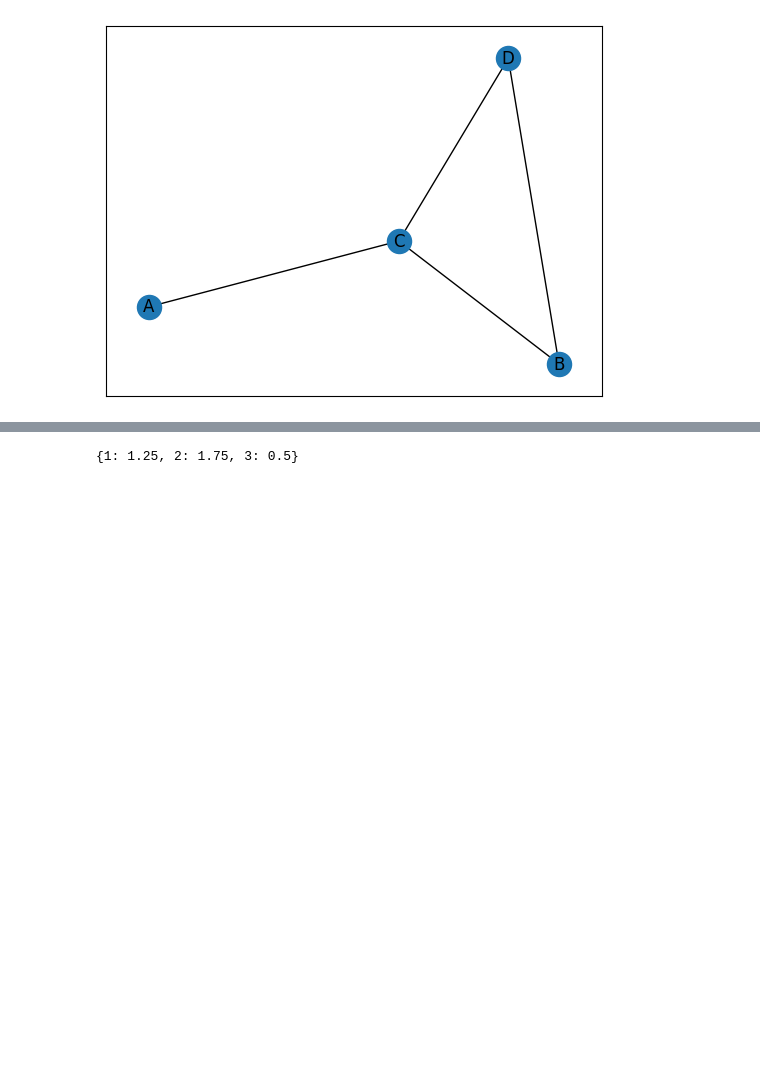
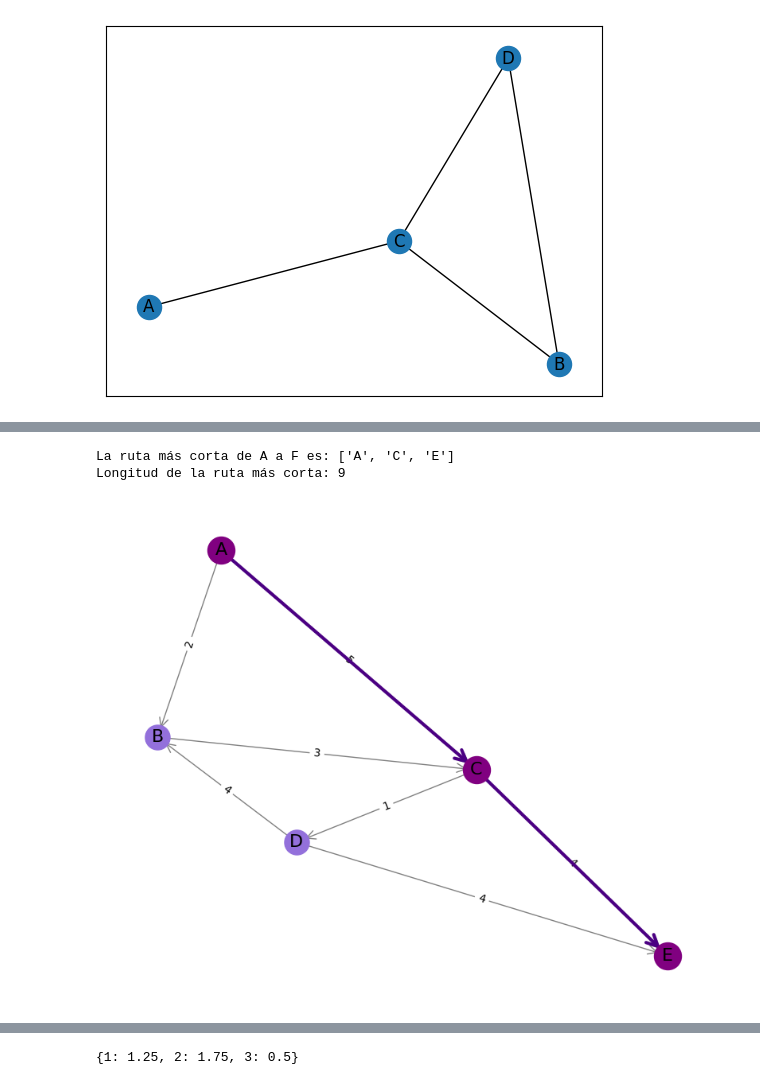
Before and after one commit to VilchisKarla/Investigacion-de-Operaciones, a Jupyter notebook: ModeloRedes.ipynb, the cells around one changed output, grey strips where cells are left out. Cells and saved outputs as stored; diff of their text form; code cells hidden in the pictures; blank space fills up the shorter version.

```diff
--- a/ModeloRedes.ipynb
+++ b/ModeloRedes.ipynb
@@ -199,0 +283,55 @@ nx.draw_networkx(K)
+# %%
+import networkx as nx
+import matplotlib.pyplot as plt
+
+# Crear un grafo dirigido
+RMC = nx.DiGraph()
+
+# Agregar nodos y aristas con pesos
+RMC.add_edge('A', 'B', weight=2)
+RMC.add_edge('A', 'C', weight=5)
+RMC.add_edge('B', 'C', weight=3)
+RMC.add_edge('C', 'D', weight=1)
+RMC.add_edge('C', 'E', weight=4)
+RMC.add_edge('D', 'B', weight=4)
+RMC.add_edge('D', 'E', weight=4)
+
+# Encontrar la ruta más corta usando el algoritmo de Dijkstra
+ruta_mas_corta = nx.shortest_path(RMC, source='A', target='E', weight='weight')
+print(f"La ruta más corta de A a F es: {ruta_mas_corta}")
+# Imprime la longitud de la ruta mas corta
+print(f"Longitud de la ruta más corta: {nx.shortest_path_length(RMC, source='A', target='E', weight='weight')}")
+# Crear listas de aristas para resaltar la ruta más corta
+aristas_ruta = [(ruta_mas_corta[i], ruta_mas_corta[i+1])
+                for i in range(len(ruta_mas_corta)-1)]
+
+# Configurar la visualización
+plt.figure(figsize=(10, 8))
+
+# Definir posición de los nodos
+pos = nx.spring_layout(RMC)
+
+# Dibujar el grafo completo
+nx.draw_networkx_nodes(RMC, pos, node_size=500, node_color='mediumpurple')
+nx.draw_networkx_edges(RMC, pos, edge_color='gray', arrows=True,
+                      arrowstyle='->', arrowsize=20)
+nx.draw_networkx_labels(RMC, pos, font_size=16)
+# visualizar las etiquetas de los pesos
+edge_labels = nx.get_edge_attributes(RMC, 'weight')
+nx.draw_networkx_edge_labels(RMC, pos, edge_labels=edge_labels)
+
+# Resaltar la ruta más corta
+nx.draw_networkx_edges(RMC, pos, edgelist=aristas_ruta,
+                      edge_color='indigo', width=3, arrows=True,
+                      arrowstyle='->', arrowsize=25)
+
+# Resaltar los nodos de la ruta más corta
+nx.draw_networkx_nodes(RMC, pos, nodelist=ruta_mas_corta,
+                      node_size=600, node_color='purple')
+
+plt.axis('off')
+plt.show()
+# %% [output]
+La ruta más corta de A a F es: ['A', 'C', 'E']
+Longitud de la ruta más corta: 9
+[figure, added]
```
Also changed, not shown: parts of 10 cells of this notebook.
